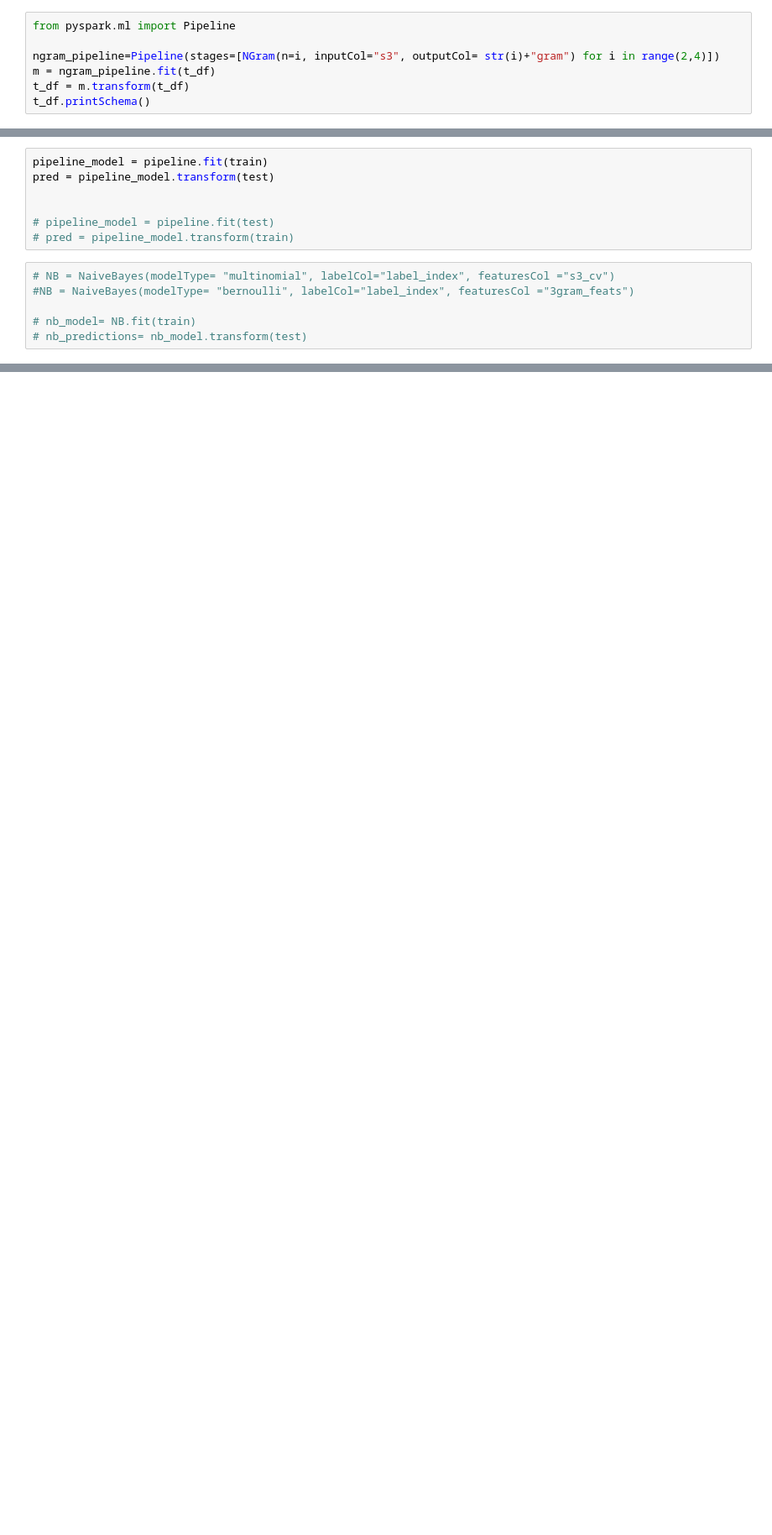
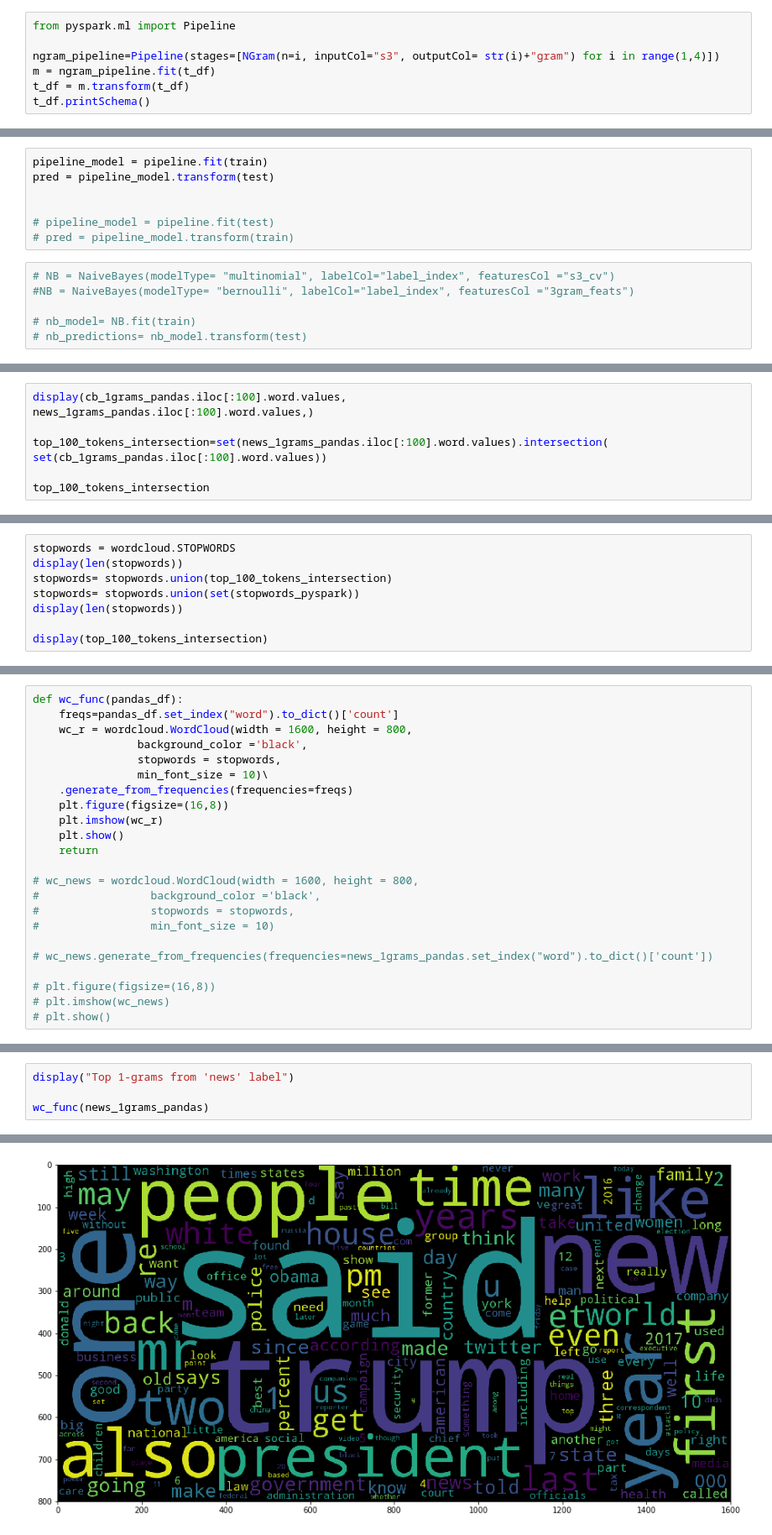
Before and after one commit to Emzilla-01/clickbait, a Jupyter notebook: Clickbait_main.ipynb, the cells around one changed output, grey strips where cells are left out. Shown at 84% size. Cells and saved outputs as stored; diff of their text form; blank space fills up the shorter version.

Commit message:
Disable stem/lem grants better accuracy, add wordclouds

```diff
--- a/Clickbait_main.ipynb
+++ b/Clickbait_main.ipynb
@@ -462,7 +510,7 @@ plt.show()
 # %%
 from pyspark.ml import Pipeline
 
-ngram_pipeline=Pipeline(stages=[NGram(n=i, inputCol="s3", outputCol= str(i)+"gram") for i in range(2,4)])
+ngram_pipeline=Pipeline(stages=[NGram(n=i, inputCol="s3", outputCol= str(i)+"gram") for i in range(1,4)])
 m = ngram_pipeline.fit(t_df)
 t_df = m.transform(t_df)
 t_df.printSchema()
@@ -843,0 +805,7 @@ prediction = model.transform(test)
+# %%
+display(cb_1grams_pandas.iloc[:100].word.values,
+news_1grams_pandas.iloc[:100].word.values,)
+
+top_100_tokens_intersection=set(news_1grams_pandas.iloc[:100].word.values).intersection( set(cb_1grams_pandas.iloc[:100].word.values))
+
+top_100_tokens_intersection
@@ -843,0 +859,8 @@ prediction = model.transform(test)
+# %%
+stopwords = wordcloud.STOPWORDS
+display(len(stopwords))
+stopwords= stopwords.union(top_100_tokens_intersection)
+stopwords= stopwords.union(set(stopwords_pyspark))
+display(len(stopwords))
+
+display(top_100_tokens_intersection)
@@ -843,0 +889,23 @@ prediction = model.transform(test)
+# %%
+def wc_func(pandas_df):
+    freqs=pandas_df.set_index("word").to_dict()['count']
+    wc_r = wordcloud.WordCloud(width = 1600, height = 800,
+                background_color ='black',
+                stopwords = stopwords,
+                min_font_size = 10)\
+    .generate_from_frequencies(frequencies=freqs)
+    plt.figure(figsize=(16,8))
+    plt.imshow(wc_r)
+    plt.show()
+    return
+
+# wc_news = wordcloud.WordCloud(width = 1600, height = 800,
+#                 background_color ='black',
+#                 stopwords = stopwords,
+#                 min_font_size = 10)
+
+# wc_news.generate_from_frequencies(frequencies=news_1grams_pandas.set_index("word").to_dict()['count'])
+
+# plt.figure(figsize=(16,8))
+# plt.imshow(wc_news)
+# plt.show()
@@ -843,0 +914,5 @@ prediction = model.transform(test)
+# %%
+display("Top 1-grams from 'news' label")
+
+wc_func(news_1grams_pandas)
+# %% [output]
@@ -843,0 +920 @@ prediction = model.transform(test)
+[figure, added]
```
Also changed, not shown: parts of 53 cells of this notebook.
